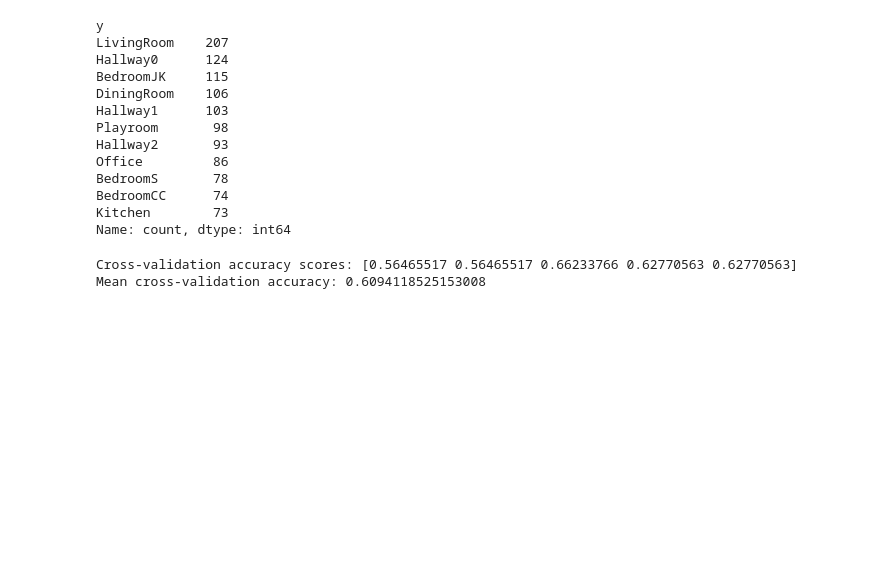
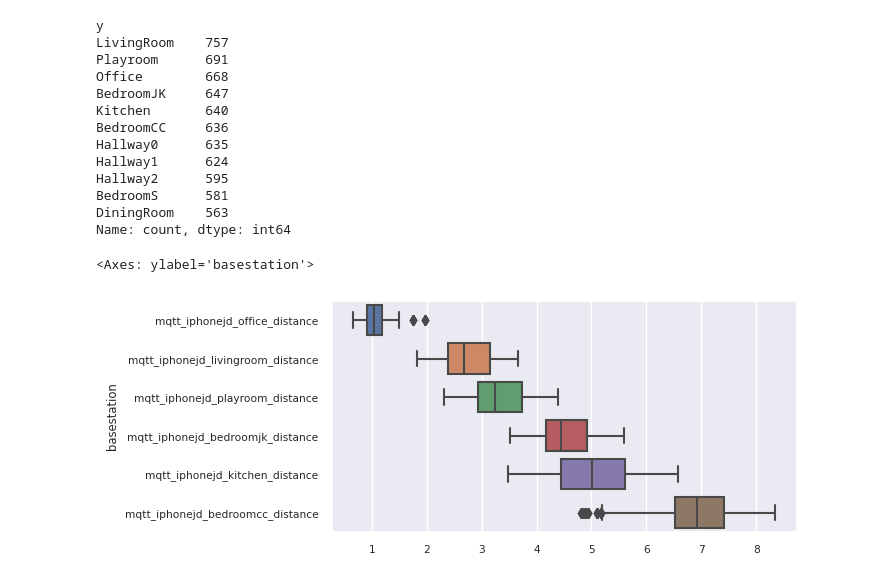
Before and after one commit to justin4480/ESPresense-ml, a Jupyter notebook: espresense-ml.ipynb, the cells around one changed output. Drawn from its saved outputs; the diff is of its cells as text; code cells hidden in the pictures; blank space fills up the shorter version.

```diff
--- a/espresense-ml.ipynb
+++ b/espresense-ml.ipynb
@@ -16,20 +25,22 @@ sns.set(font_scale=0.7)
 class InfluxDB:
     def __init__(self, url: str, port: int, username: str, password: str,
                  basestations: list, beacon: str, classification: str,
+                 measurement: str = "distance",
                  startdatetime: str = None, enddatetime: str = None):
         self.client = InfluxDBClient(url, port, username, password)
         self.basestations = basestations
         self.beacon = beacon
         self.classification = classification
+        self.measurement = measurement
         self.timefilter = '1=1'
         self.timefilter += f"\n\t\tAND time >= '{InfluxDB.convert_to_rfc3339(startdatetime)}'" if startdatetime else ''
         self.timefilter += f"\n\t\tAND time <= '{InfluxDB.convert_to_rfc3339(enddatetime)}'" if enddatetime else ''
 
     @property
     def df_basestation_beacon_values(self):
-        where = ''.join([f"\n\t\t    OR entity_id = 'mqtt_{self.beacon}_{basestation}_raw'" for basestation in self.basestations])
+        where = ''.join([f"\n\t\t    OR entity_id = 'mqtt_{self.beacon}_{basestation}_{self.measurement}'" for basestation in self.basestations])
         query = f'''
-            SELECT friendly_name_str as basestation, value as distance
+            SELECT entity_id as basestation, value as distance
             FROM homeassistant.autogen.m
             WHERE {self.timefilter}
                 AND (
@@ -84,43 +95,45 @@ class InfluxDB:
         dt = dt.astimezone(tz.UTC)
         return dt.strftime('%Y-%m-%dT%H:%M:%SZ')
 
+basestations = ['office', 'playroom', 'livingroom', 'kitchen', 'bedroomjk', 'bedroomcc']
+beacon = 'iphonejd'
+
 influx = InfluxDB(
     url='192.168.50.134',
     port=8086,
     username='homeassistant',
     password='homeassistant',
-    basestations=['office', 'livingroom', 'bedroomjk'],
-    beacon='iphonejd',
+    basestations=basestations,
+    beacon=beacon,
     classification='jd_iphone_room_training_data',
-    startdatetime='2023-07-17T21:51:00',
+    measurement='distance',
+    startdatetime='2023-07-20T16:00:00',
 )
 
 X, y = influx.get_Xy()
 print(y.value_counts())
 # %% [output]
 y
-LivingRoom    207
-Hallway0      124
-BedroomJK     115
-DiningRoom    106
-Hallway1      103
-Playroom       98
-Hallway2       93
-Office         86
-BedroomS       78
-BedroomCC      74
-Kitchen        73
+LivingRoom    757
+Playroom      691
+Office        668
+BedroomJK     647
+Kitchen       640
+BedroomCC     636
+Hallway0      635
+Hallway1      624
+Hallway2      595
+BedroomS      581
+DiningRoom    563
 Name: count, dtype: int64
-# %%
-from sklearn.preprocessing import PolynomialFeatures
-from sklearn.linear_model import LogisticRegression
-from sklearn.pipeline import make_pipeline
-from sklearn.model_selection import cross_val_score, StratifiedKFold
-
-lr = LogisticRegression(max_iter=1000, class_weight='balanced')
-scores = cross_val_score(lr, X, y, cv=StratifiedKFold(n_splits=5))
-print("Cross-validation accuracy scores:", scores)
-print("Mean cross-validation accuracy:", scores.mean())
-# %% [output]
-Cross-validation accuracy scores: [0.56465517 0.56465517 0.66233766 0.62770563 0.62770563]
-Mean cross-validation accuracy: 0.6094118525153008
+# %%
+plt.figure(figsize=(6, 3))
+data = X[y=='Office']
+sns.boxplot(
+    data=data,
+    orient='h',
+    order=data.mean().sort_values().index.tolist()
+)
+# %% [output]
+<Axes: ylabel='basestation'>
+[figure, added]
```
Also changed, not shown: parts of 9 cells of this notebook.
